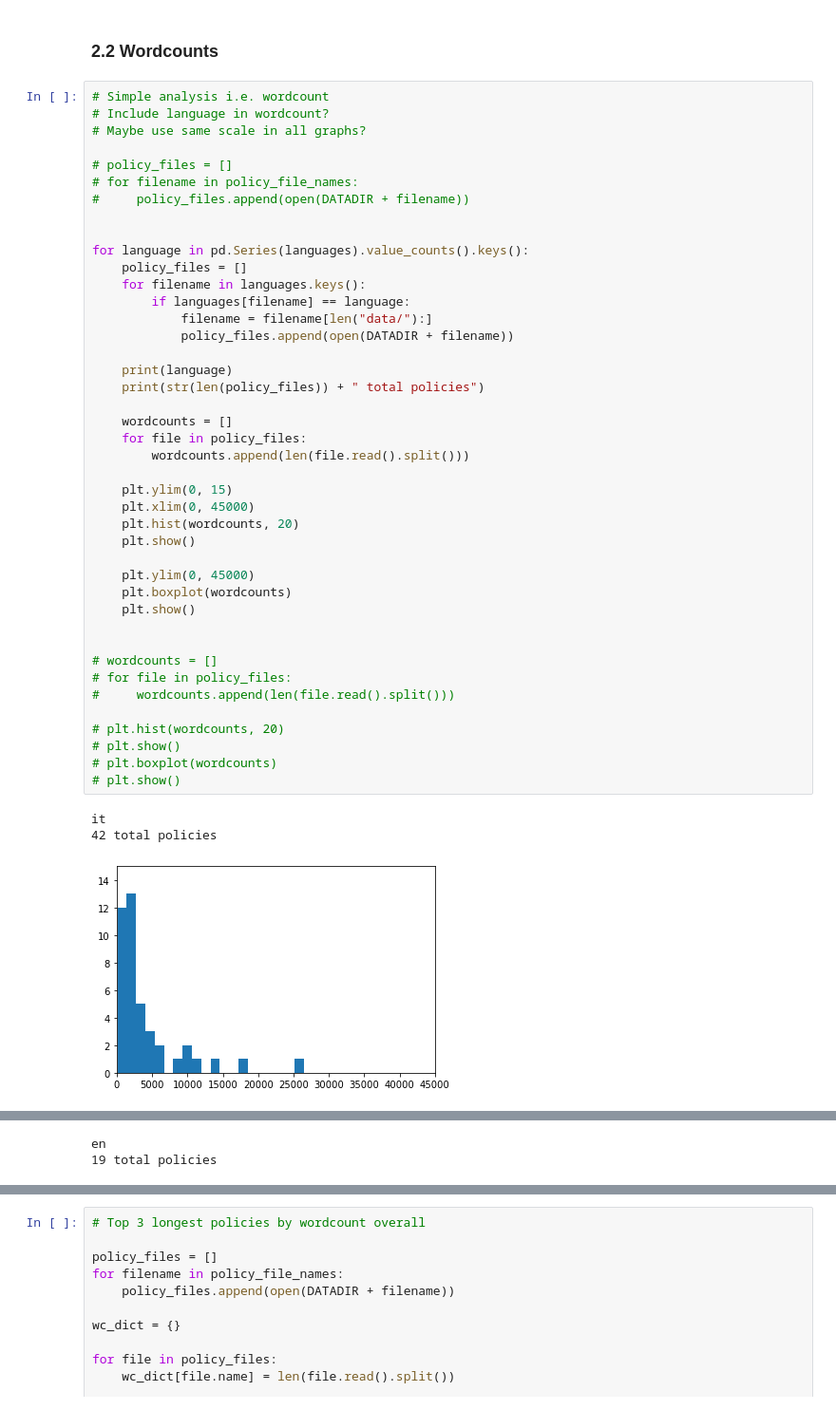
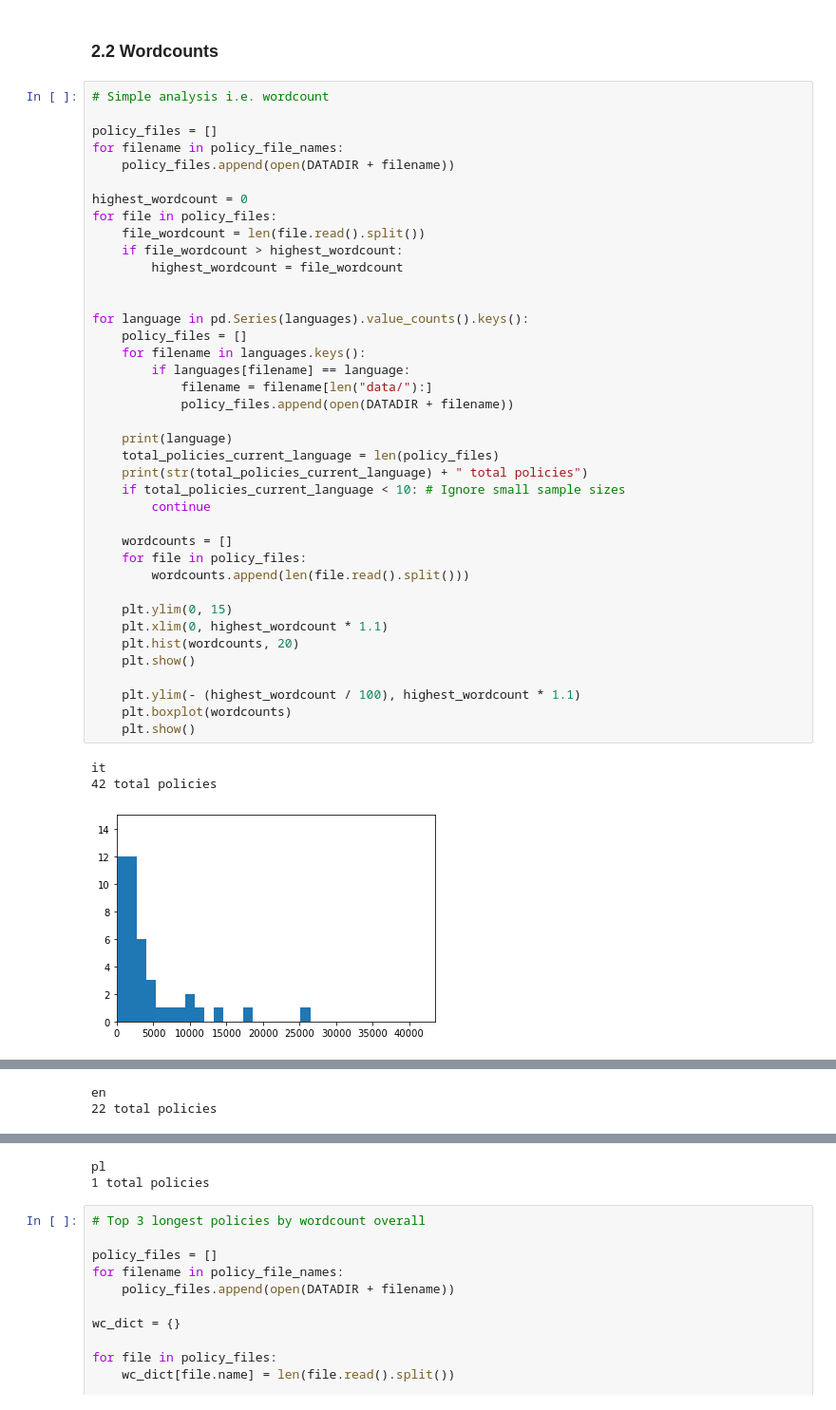
Before and after one commit to gbrsni/policySpider, a Jupyter notebook: Policy analysis.ipynb, the cells around one changed output, grey strips where cells are left out. Shown at 95% size. Drawn from its saved outputs; the diff is of its cells as text.

Commit message:
Box plot size no longer hardcoded

```diff
--- a/Policy analysis.ipynb
+++ b/Policy analysis.ipynb
@@ -106,47 +106,44 @@ plt.show()
 ### 2.2 Wordcounts
 # %%
 # Simple analysis i.e. wordcount
-# Include language in wordcount?
-# Maybe use same scale in all graphs?
 
-# policy_files = []
-# for filename in policy_file_names:
-#     policy_files.append(open(DATADIR + filename))
+policy_files = []
+for filename in policy_file_names:
+    policy_files.append(open(DATADIR + filename))
+
+highest_wordcount = 0
+for file in policy_files:
+    file_wordcount = len(file.read().split())
+    if file_wordcount > highest_wordcount:
+        highest_wordcount = file_wordcount
 
 
 for language in pd.Series(languages).value_counts().keys():
     policy_files = []
     for filename in languages.keys():
         if languages[filename] == language:
             filename = filename[len("data/"):]
             policy_files.append(open(DATADIR + filename))
 
     print(language)
-    print(str(len(policy_files)) + " total policies")
+    total_policies_current_language = len(policy_files)
+    print(str(total_policies_current_language) + " total policies")
+    if total_policies_current_language < 10: # Ignore small sample sizes
+        continue
 
     wordcounts = []
     for file in policy_files:
         wordcounts.append(len(file.read().split()))
 
     plt.ylim(0, 15)
-    plt.xlim(0, 45000)
+    plt.xlim(0, highest_wordcount * 1.1)
     plt.hist(wordcounts, 20)
     plt.show()
 
-    plt.ylim(0, 45000)
+    plt.ylim(- (highest_wordcount / 100), highest_wordcount * 1.1)
     plt.boxplot(wordcounts)
     plt.show()
-
-
-# wordcounts = []
-# for file in policy_files:
-#     wordcounts.append(len(file.read().split()))
-
-# plt.hist(wordcounts, 20)
-# plt.show()
-# plt.boxplot(wordcounts)
-# plt.show()
 # %% [output]
 it
 42 total policies
-[figure, old version]
+[figure, new version]
@@ -154,2 +151,2 @@ it
 en
-19 total policies
+22 total policies
@@ -158,3 +155,5 @@ en
+pl
+1 total policies
 # %%
 # Top 3 longest policies by wordcount overall
 
```
Also changed, not shown: parts of 5 cells of this notebook.
